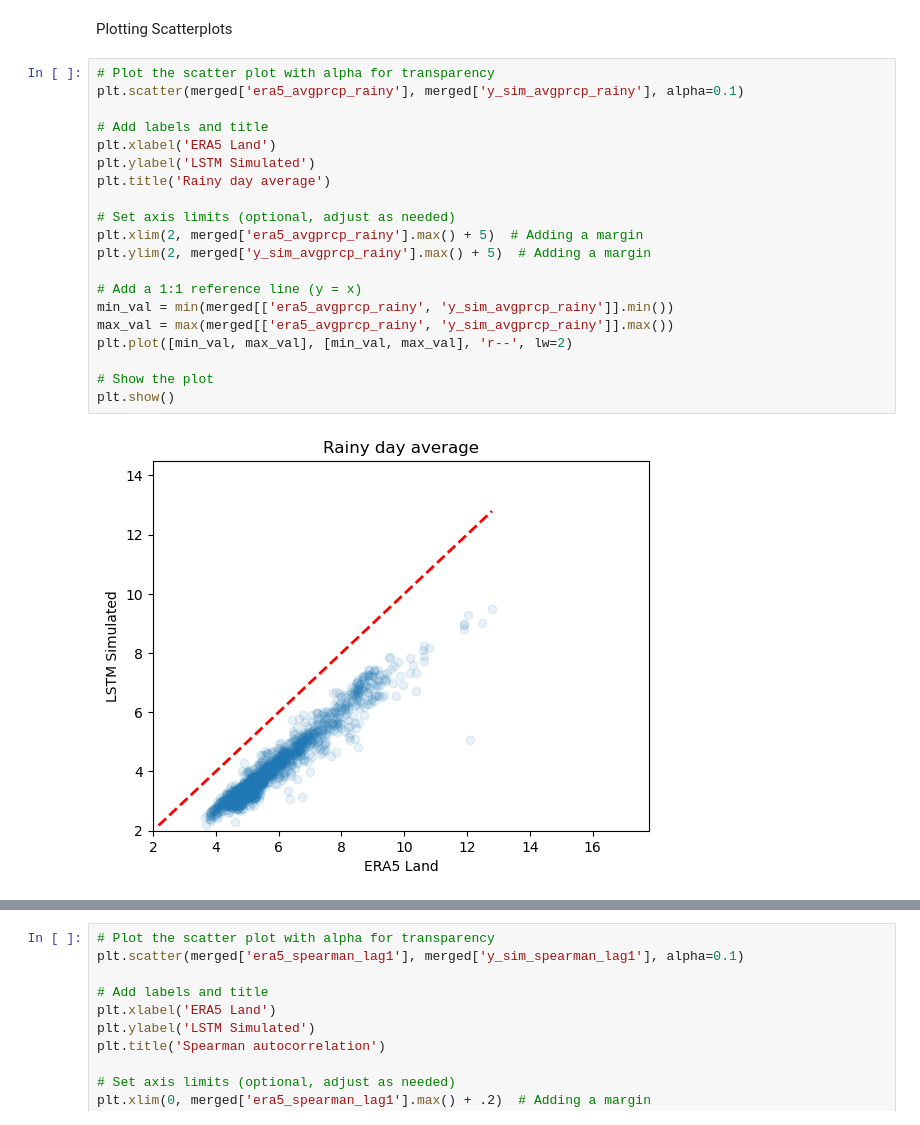
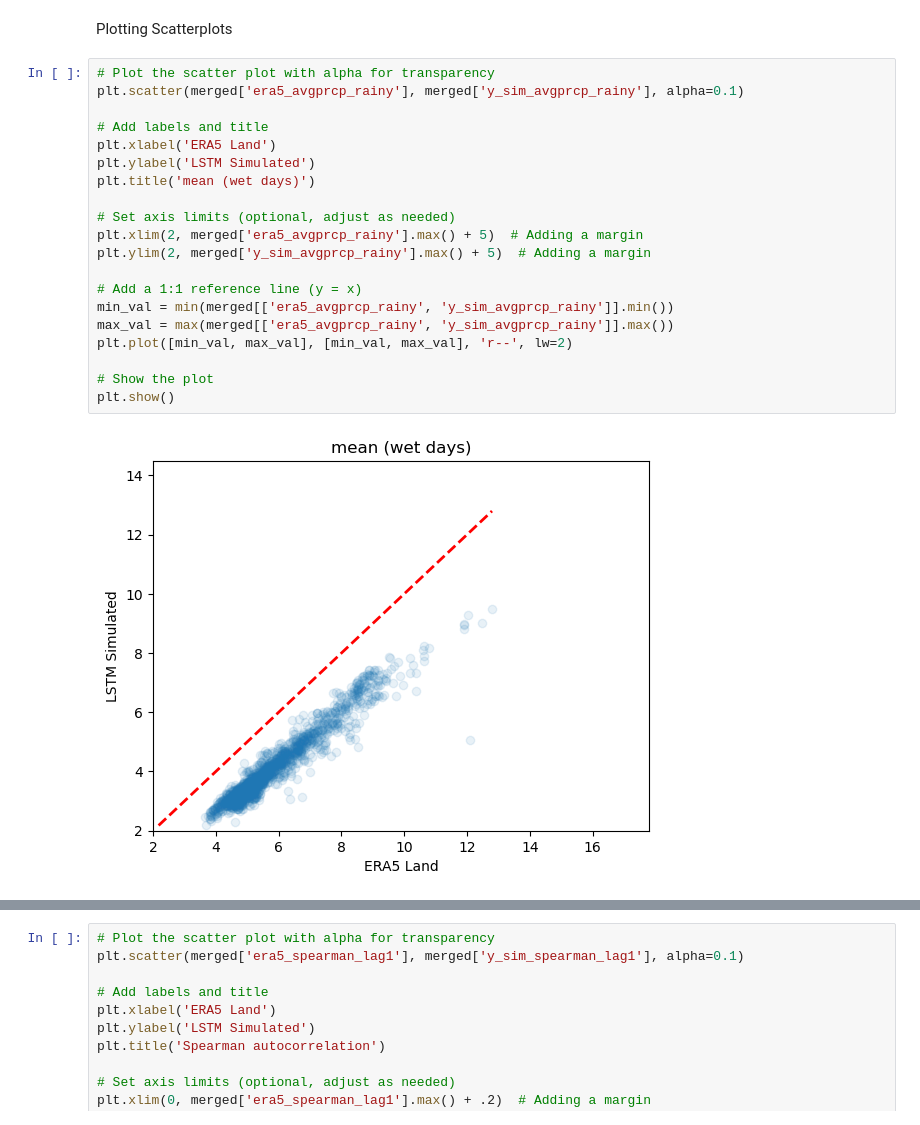
Before and after one commit to Ash-Manoj/lstm_backward, a Jupyter notebook: results/with_discharge/spatial_analysis.ipynb, the cells around one changed output, grey strips where cells are left out. Saved outputs shown, nothing was run; the diff lists cells and outputs as text.

Commit message:
changes to plots

```diff
--- a/results/with_discharge/spatial_analysis.ipynb
+++ b/results/with_discharge/spatial_analysis.ipynb
@@ -360,25 +360,25 @@ Plotting Scatterplots
 # %%
 # Plot the scatter plot with alpha for transparency
 plt.scatter(merged['era5_avgprcp_rainy'], merged['y_sim_avgprcp_rainy'], alpha=0.1)
 
 # Add labels and title
 plt.xlabel('ERA5 Land')
 plt.ylabel('LSTM Simulated')
-plt.title('Rainy day average')
+plt.title('mean (wet days)')
 
 # Set axis limits (optional, adjust as needed)
 plt.xlim(2, merged['era5_avgprcp_rainy'].max() + 5)  # Adding a margin
 plt.ylim(2, merged['y_sim_avgprcp_rainy'].max() + 5)  # Adding a margin
 
 # Add a 1:1 reference line (y = x)
 min_val = min(merged[['era5_avgprcp_rainy', 'y_sim_avgprcp_rainy']].min())
 max_val = max(merged[['era5_avgprcp_rainy', 'y_sim_avgprcp_rainy']].max())
 plt.plot([min_val, max_val], [min_val, max_val], 'r--', lw=2)
 
 # Show the plot
 plt.show()
 # %% [output]
-[figure, old version]
+[figure, new version]
 # %%
 # Plot the scatter plot with alpha for transparency
 plt.scatter(merged['era5_r95p_1'], merged['y_sim_r95p_1'], alpha=0.1)
```
Also changed, not shown: parts of 1 cell of this notebook.
